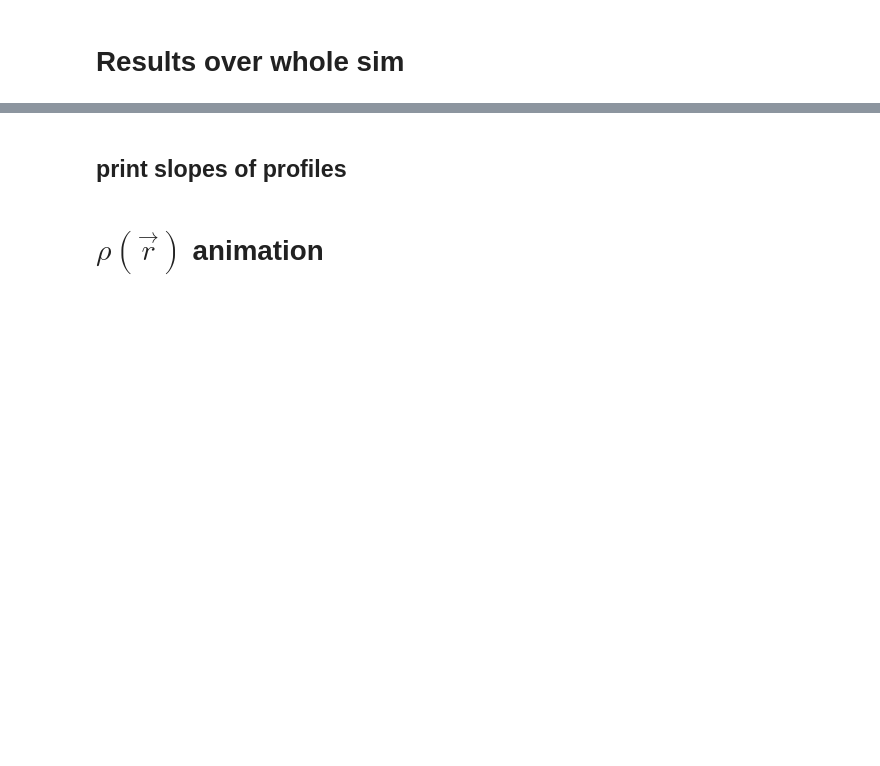
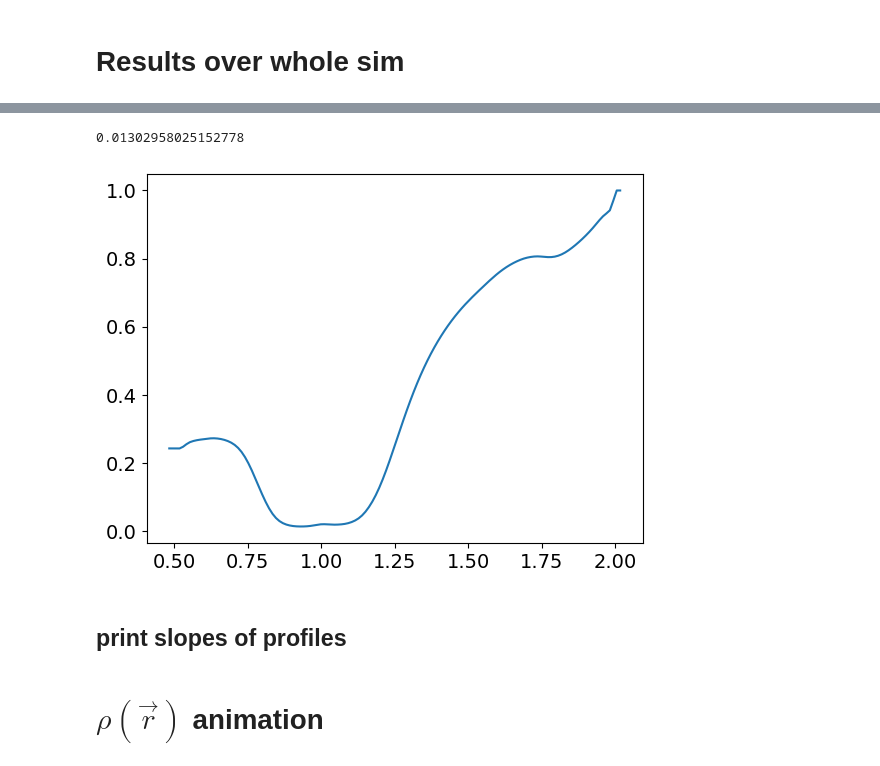
Before and after one commit to Jupiter1994/athena-warps, a Jupyter notebook: warped-disks/jiarus_diagnosis_2d.ipynb, the cells around one changed output, grey strips where cells are left out. Cells and saved outputs as stored; diff of their text form; code cells hidden in the pictures; blank space fills up the shorter version.

```diff
--- a/warped-disks/jiarus_diagnosis_2d.ipynb
+++ b/warped-disks/jiarus_diagnosis_2d.ipynb
@@ -121,3 +126,11 @@ if save_fig:
+# %%
+Sig_div_Sig0 = Sigma/Sigma_sol
+
+plt.plot(rad_app, Sig_div_Sig0)
+print(min(Sig_div_Sig0))
+# %% [output]
+0.01302958025152778
+[figure, added]
 # %% [markdown]
 ## print slopes of profiles
 # %%
```
Also changed, not shown: parts of 4 cells of this notebook, 1 other file.
